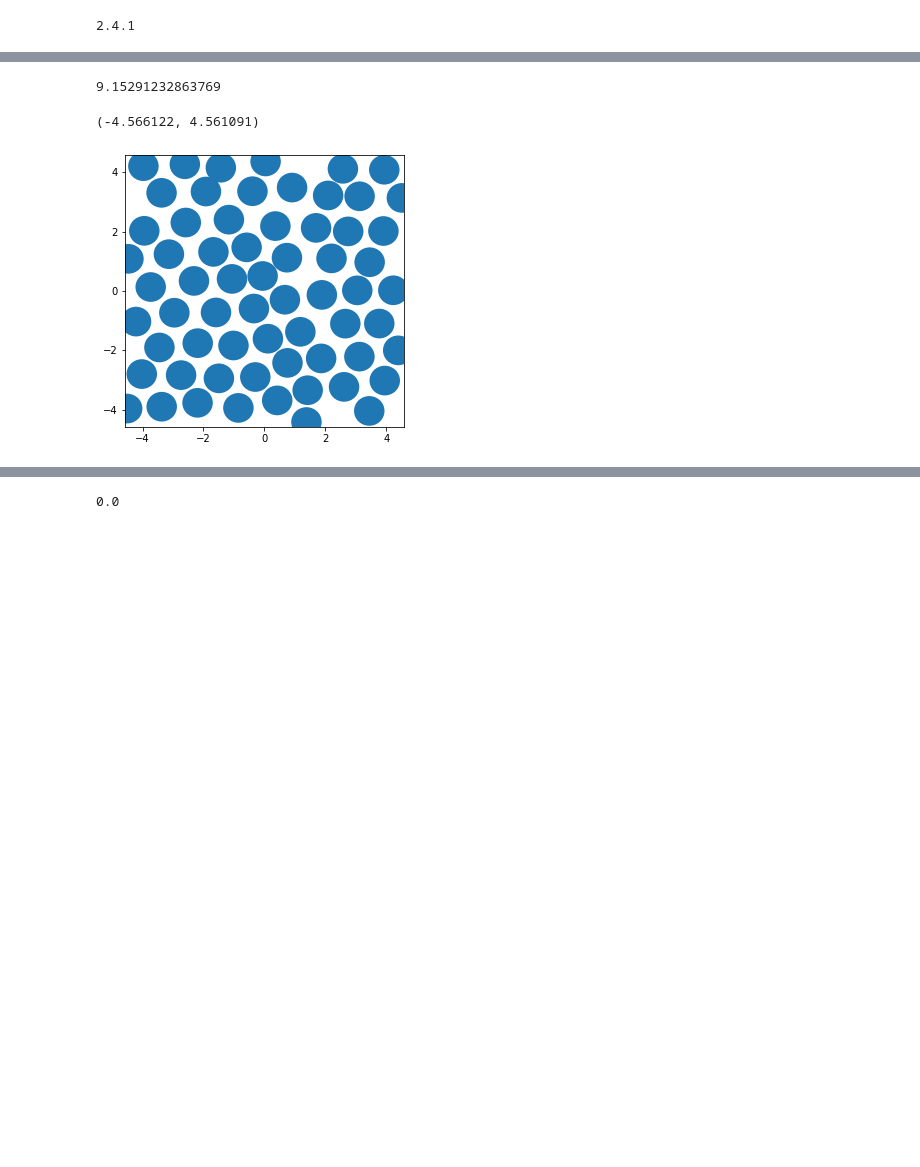
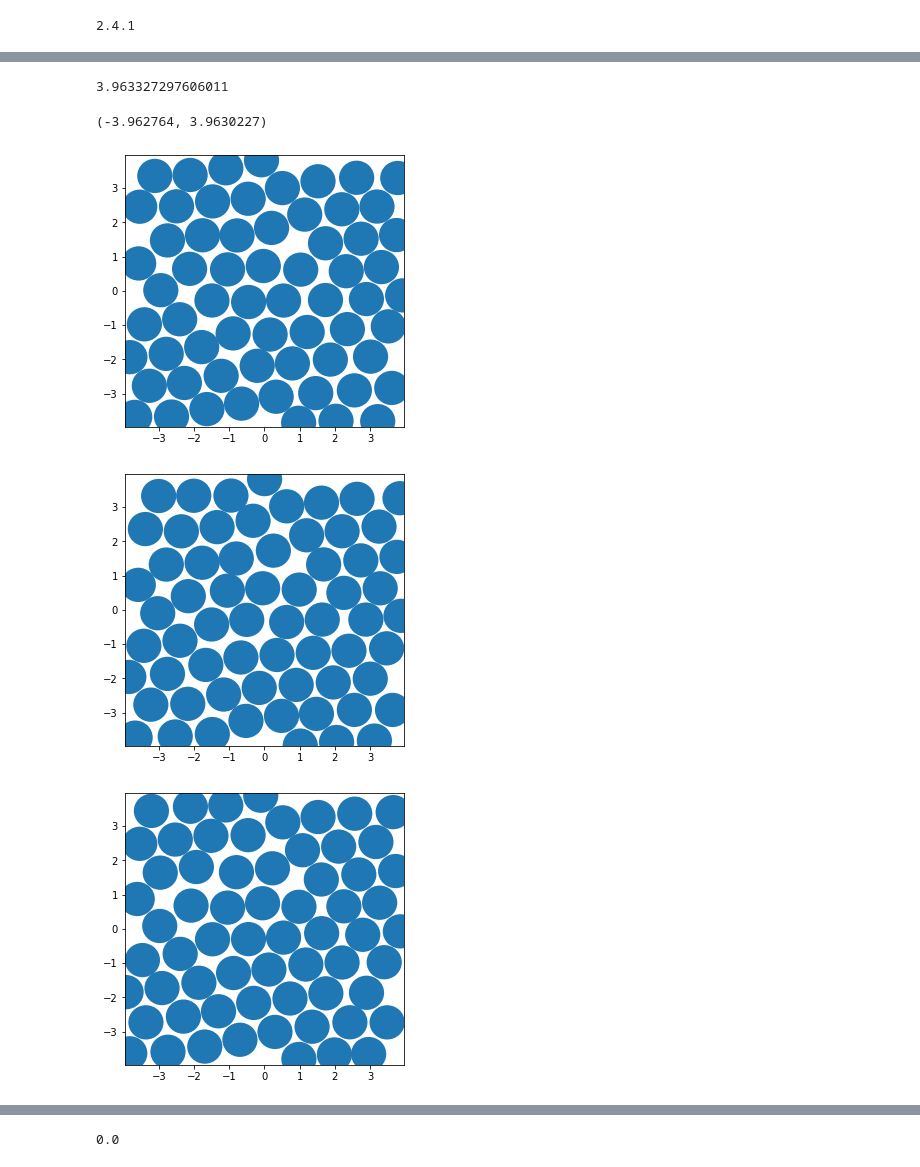
Before and after one commit to jglaser/hoomd_boltzmann, a Jupyter notebook: hard_disk_boltzmann.ipynb, the cells around one changed output, grey strips where cells are left out. Drawn from its saved outputs; the diff is of its cells as text; code cells hidden in the pictures; blank space fills up the shorter version.

```diff
--- a/hard_disk_boltzmann.ipynb
+++ b/hard_disk_boltzmann.ipynb
@@ -450,7 +451,7 @@ class HardDisks(object):
 # %% [markdown]
 ### Create the model
 # %%
-phi = 0.6 # packing fraction
+phi = 0.8 # packing fraction
 N = 64
 sigma = 1
 L = (N*(np.pi*0.25*sigma**2)/phi)**0.5
@@ -472,11 +473,11 @@ def act(x):
 #bg = invnet(model.dim, 'RRRRRRRR', overlap_model=model, nl_layers=4, nl_hidden=200, #100
 bg = invnet(model.dim, 'LRRRRRRRRRRRR', overlap_model=model, nl_layers=4, nl_hidden=200, #100
 #bg = invnet(model.dim, 'LNNNNNNNN', overlap_model=model, nl_layers=4, nl_hidden=200, #100
-           nl_activation=act, nl_activation_t='relu',L=L)
+           nl_activation='tanh', nl_activation_t='relu',L=L)
 # %% [output]
 L<RRRRRRRRRRRR>
 # %%
 #hist_bg = bg.train_z(x=Xtrain,epochs=3,lr=0.0001,batch_size=batchsize)
 # %%
-hist_bg = bg.train_x(batches=250,epochs=10,lr=0.001,batch_size=batchsize)
+hist_bg = bg.train_x(batches=250,epochs=100,lr=0.001,batch_size=batchsize)
 # %% [output]
@@ -519,12 +517,15 @@ plot_config(model.wrap(bg.Tzx.predict(np.zeros_like(sample_x[0:1]))).reshape(-1,
 # %%
-L
+L/2
 # %% [output]
-9.15291232863769
+3.963327297606011
 # %%
 sample_x.min(), sample_x.max()
 # %% [output]
-(-4.566122, 4.561091)
+(-3.962764, 3.9630227)
 # %%
-plot_config(model.wrap(sample_x)[0:1].reshape(-1,2),L=L)
+for i in range(5):
+  plot_config(model.wrap(sample_x)[i:i+1].reshape(-1,2),L=L)
 # %% [output]
-[figure, old version]
+[figure, new version]
+[figure, added]
+[figure, added]
```
Also changed, not shown: parts of 6 cells of this notebook.
